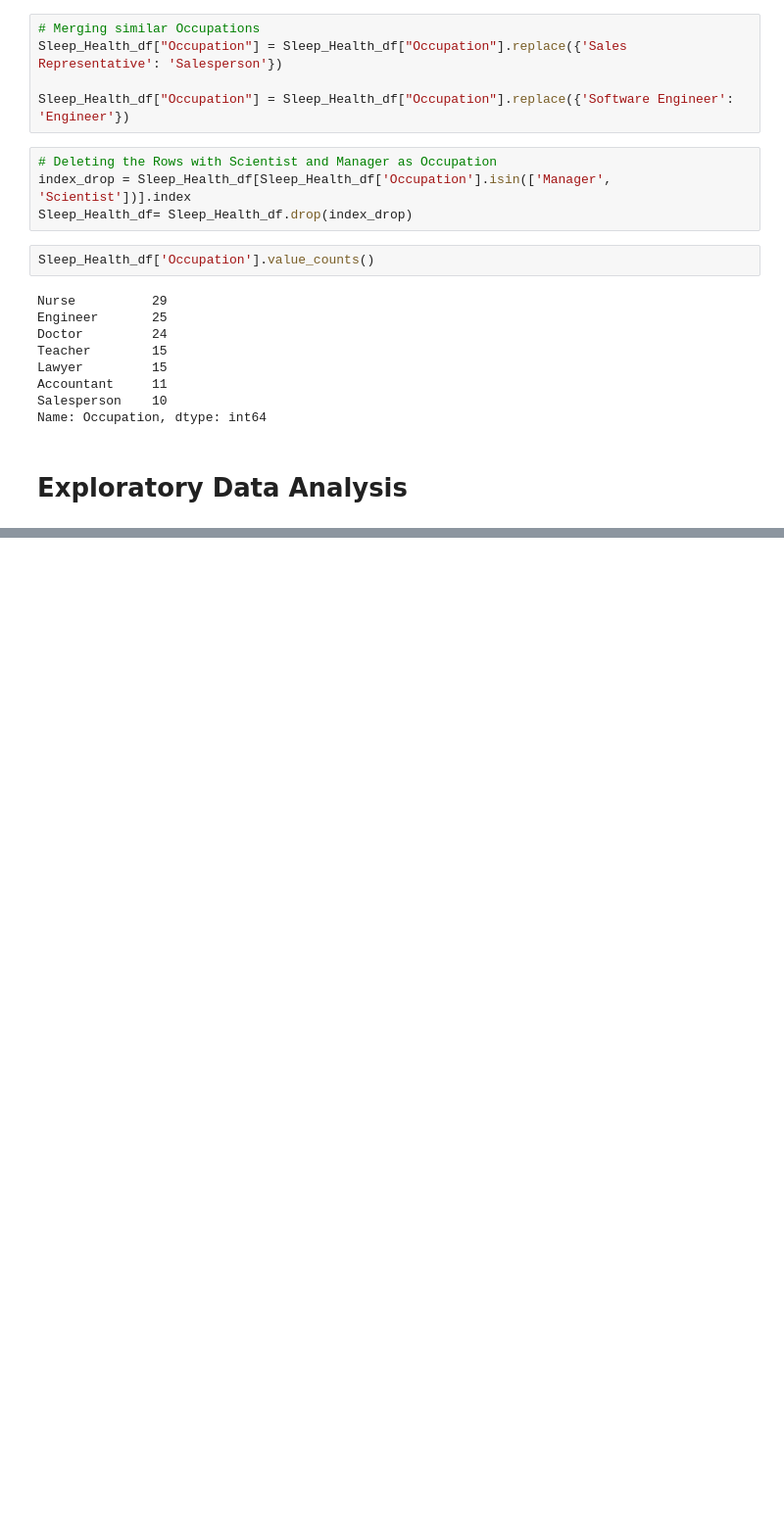
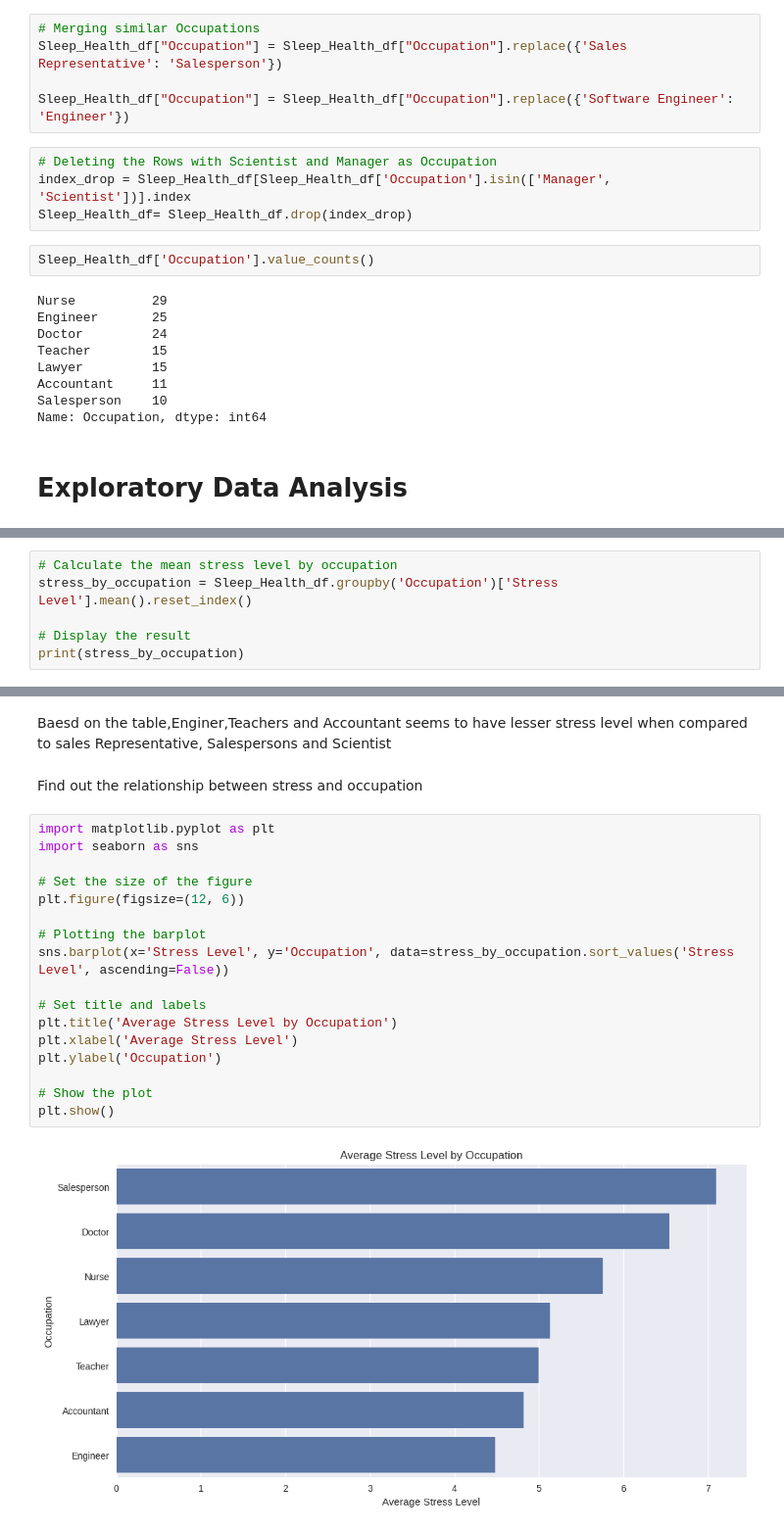
Before and after one commit to zhiweing/WID2003-INTRO-TO-DS-, a Jupyter notebook: Sleep_Health_Analysis.ipynb, the cells around one changed output, grey strips where cells are left out. Shown: that part at 98% size. Saved outputs shown, nothing was run; the diff lists cells and outputs as text; blank space fills up the shorter version.

```diff
--- a/Sleep_Health_Analysis.ipynb
+++ b/Sleep_Health_Analysis.ipynb
@@ -235,0 +325,6 @@ Name: Occupation, dtype: int64
+# %%
+# Calculate the mean stress level by occupation
+stress_by_occupation = Sleep_Health_df.groupby('Occupation')['Stress Level'].mean().reset_index()
+
+# Display the result
+print(stress_by_occupation)
@@ -235,0 +340,24 @@ Name: Occupation, dtype: int64
+# %% [markdown]
+Baesd on the table,Enginer,Teachers and Accountant seems to have lesser stress level when compared to sales Representative, Salespersons and Scientist
+# %% [markdown]
+
+Find out the relationship between stress and occupation
+# %%
+import matplotlib.pyplot as plt
+import seaborn as sns
+
+# Set the size of the figure
+plt.figure(figsize=(12, 6))
+
+# Plotting the barplot
+sns.barplot(x='Stress Level', y='Occupation', data=stress_by_occupation.sort_values('Stress Level', ascending=False))
+
+# Set title and labels
+plt.title('Average Stress Level by Occupation')
+plt.xlabel('Average Stress Level')
+plt.ylabel('Occupation')
+
+# Show the plot
+plt.show()
+# %% [output]
+[figure, added]
```
Also changed, not shown: parts of 18 cells of this notebook.
